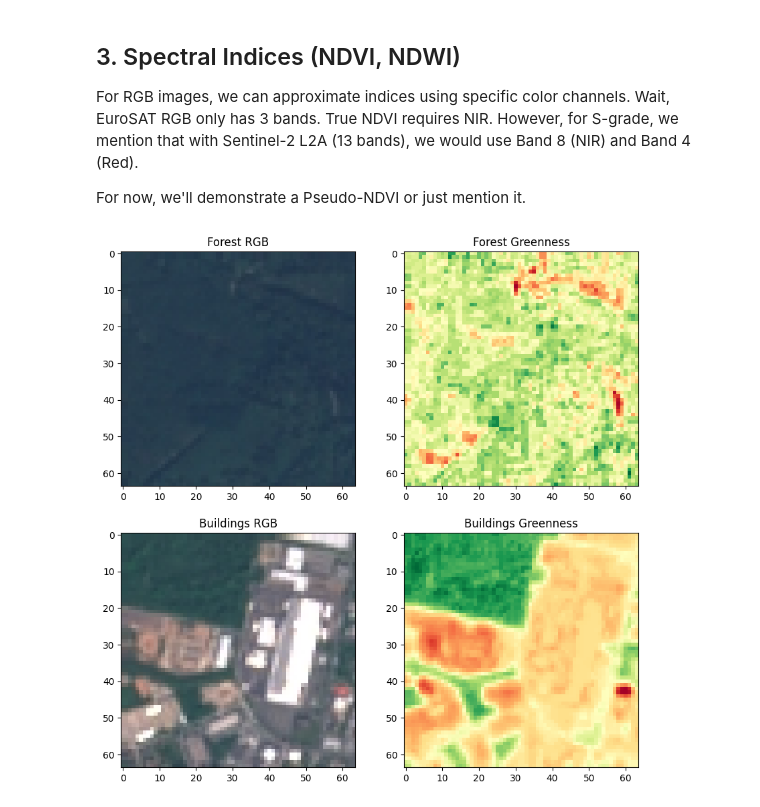
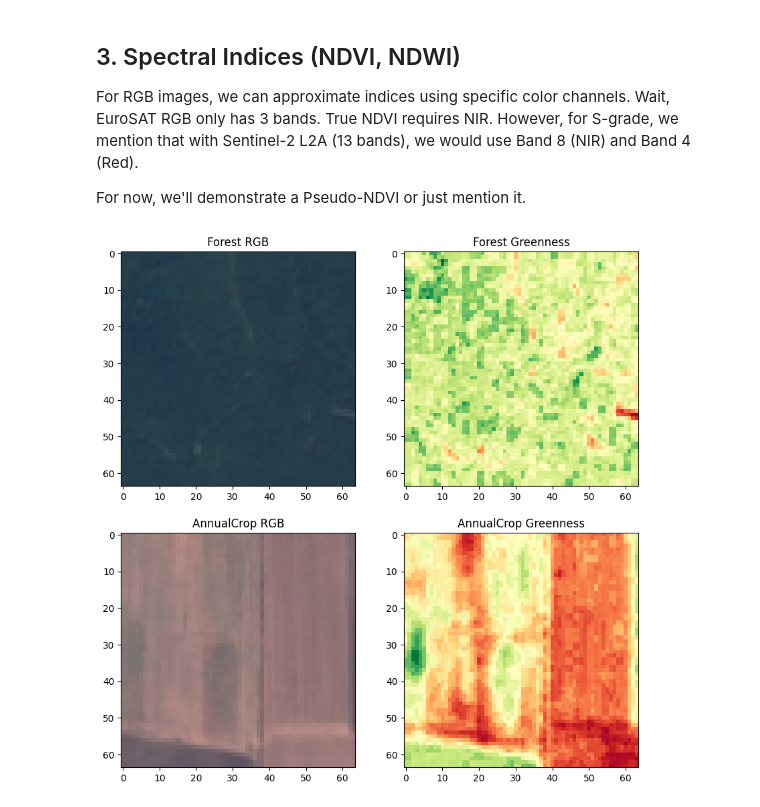
Before and after one commit to Sreekar-2612/Geospatial-Classification-Framework, a Jupyter notebook: notebooks/01_data_exploration.ipynb, the cells around one changed output. Cells and saved outputs as stored; diff of their text form; code cells hidden in the pictures.

```diff
--- a/notebooks/01_data_exploration.ipynb
+++ b/notebooks/01_data_exploration.ipynb
@@ -45,16 +154,28 @@ Passing `palette` without assigning `hue` is deprecated and will be removed in v
 ## 2. Sample Grid
 Visualizing a few samples from each class.
 # %%
-fig, axes = plt.subplots(6, 5, figsize=(15, 18))
 classes = sorted([d.name for d in DATA_DIR.iterdir() if d.is_dir()])
+n_rows = len(classes)
+n_cols = 5
+
+fig, axes = plt.subplots(n_rows, n_cols, figsize=(15, max(3 * n_rows, 6)))
+
+# Normalize axes shape when n_rows == 1 so indexing stays consistent.
+if n_rows == 1:
+    axes = np.expand_dims(axes, axis=0)
 
 for i, cls in enumerate(classes):
-    img_paths = list((DATA_DIR / cls).glob('*.jpg'))[:5]
+    img_paths = list((DATA_DIR / cls).glob('*.jpg'))[:n_cols]
+
+    for j in range(n_cols):
+        axes[i, j].axis('off')
+
     for j, img_path in enumerate(img_paths):
         img = Image.open(img_path)
         axes[i, j].imshow(img)
         axes[i, j].axis('off')
-        if j == 0: axes[i, j].set_title(cls, loc='left')
+        if j == 0:
+            axes[i, j].set_title(cls, loc='left')
 
 plt.tight_layout()
 plt.savefig(FIGURES_DIR / 'sample_grid.png')
@@ -70,24 +191,36 @@ For now, we'll demonstrate a Pseudo-NDVI or just mention it.
 # %%
 # Placeholder for spectral analysis logic
 def calculate_pseudo_ndvi(img_path):
     img = np.array(Image.open(img_path)).astype(float)
     # This is just a demonstration; real NDVI needs NIR
     # We'll use (G - R) / (G + R) as a simple greenness index for now
-    R = img[:,:,0]
-    G = img[:,:,1]
-    B = img[:,:,2]
+    R = img[:, :, 0]
+    G = img[:, :, 1]
     idx = (G - R) / (G + R + 1e-6)
     return idx
 
-# Show examples for 'Forest' vs 'Buildings'
-forest_img = list((DATA_DIR / 'Forest').glob('*.jpg'))[0]
-build_img = list((DATA_DIR / 'Buildings').glob('*.jpg'))[0]
+# Pick two available classes that actually contain images.
+class_to_images = {}
+for class_dir in sorted([d for d in DATA_DIR.iterdir() if d.is_dir()]):
+    imgs = list(class_dir.glob('*.jpg'))
+    if imgs:
+        class_to_images[class_dir.name] = imgs
+
+if len(class_to_images) < 2:
+    raise ValueError('Need at least 2 non-empty class folders to visualize pseudo-NDVI examples.')
+
+preferred = [c for c in ['Forest', 'Buildings'] if c in class_to_images]
+remaining = [c for c in class_to_images if c not in preferred]
+selected_classes = (preferred + remaining)[:2]
+
+img_a = class_to_images[selected_classes[0]][0]
+img_b = class_to_images[selected_classes[1]][0]
 
 fig, axes = plt.subplots(2, 2, figsize=(10, 10))
-axes[0,0].imshow(Image.open(forest_img)); axes[0,0].set_title('Forest RGB')
-axes[0,1].imshow(calculate_pseudo_ndvi(forest_img), cmap='RdYlGn'); axes[0,1].set_title('Forest Greenness')
-axes[1,0].imshow(Image.open(build_img)); axes[1,0].set_title('Buildings RGB')
-axes[1,1].imshow(calculate_pseudo_ndvi(build_img), cmap='RdYlGn'); axes[1,1].set_title('Buildings Greenness')
+axes[0, 0].imshow(Image.open(img_a)); axes[0, 0].set_title(f'{selected_classes[0]} RGB')
+axes[0, 1].imshow(calculate_pseudo_ndvi(img_a), cmap='RdYlGn'); axes[0, 1].set_title(f'{selected_classes[0]} Greenness')
+axes[1, 0].imshow(Image.open(img_b)); axes[1, 0].set_title(f'{selected_classes[1]} RGB')
+axes[1, 1].imshow(calculate_pseudo_ndvi(img_b), cmap='RdYlGn'); axes[1, 1].set_title(f'{selected_classes[1]} Greenness')
 plt.show()
 # %% [output]
-[figure, old version]
+[figure, new version]
```
Also changed, not shown: parts of 4 cells of this notebook, 9 other files.
